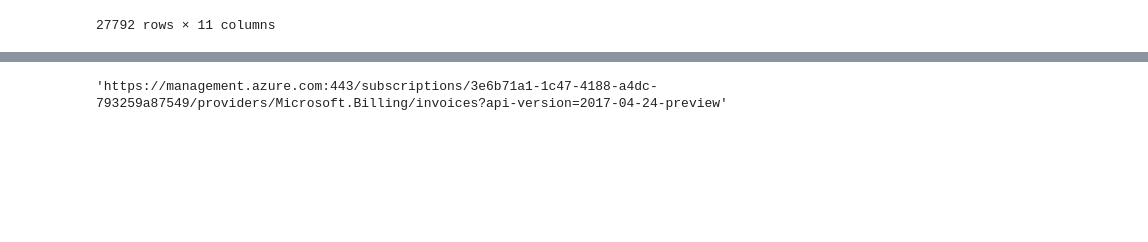
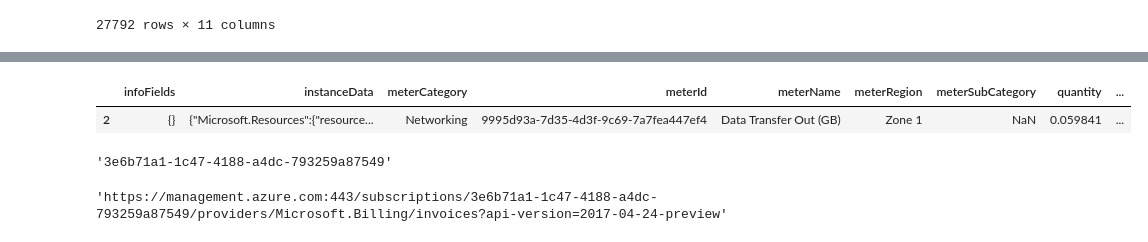
Before and after one commit to louspringer/python-azure-billing-usage, a Jupyter notebook: Explore Rate Card and Usage.ipynb, the cells around one changed output, grey strips where cells are left out. Cells and saved outputs as stored; diff of their text form; code cells hidden in the pictures; blank space fills up the shorter version.

```diff
--- a/Explore Rate Card and Usage.ipynb
+++ b/Explore Rate Card and Usage.ipynb
@@ -130,3 +150,21 @@ df_usage
+# %%
+# https://msdn.microsoft.com/en-us/library/azure/mt219001.aspx
+# Note the query is by *reported* time, but the return is by *usage* time
+# "... we ask callers to query by Reported Time to ensure that they get all the usage
+# events reported within a specific time period within the billing system. Even though the query is made
+# with the Reported Time, the usage response is aggregated by the resource usage time, which is the useful
+# pivot for callers."
+# We queried from 6-12 to 6-14. This usage shows up on 6-12 to 6-13, but if you quesry
+# 6-12 to 6-13 this record will not be picked up as it was *reported* 6-13 to 6-14
+
+df_usage_detail.loc[df_usage_detail['meterId'] == "9995d93a-7d35-4d3f-9c69-7a7fea447ef4"]
+# %% [output]
+|  | infoFields | instanceData | meterCategory | meterId | meterName | meterRegion | meterSubCategory | quantity | ... |
+| 2 | {} | {"Microsoft.Resources":{"resource... | Networking | 9995d93a-7d35-4d3f-9c69-7a7fea447ef4 | Data Transfer Out (GB) | Zone 1 | NaN | 0.059841 | ... |
+# %%
+s['subscriptionId']
+# %% [output]
+'3e6b71a1-1c47-4188-a4dc-793259a87549'
 # %%
 invoice_list_url = "https://management.azure.com:443/subscriptions/{subscriptionId}/providers/Microsoft.Billing/invoices?api-version=2017-04-24-preview".format(subscriptionId = subscription)
 invoice_list_url
```
Also changed, not shown: parts of 5 cells of this notebook.
